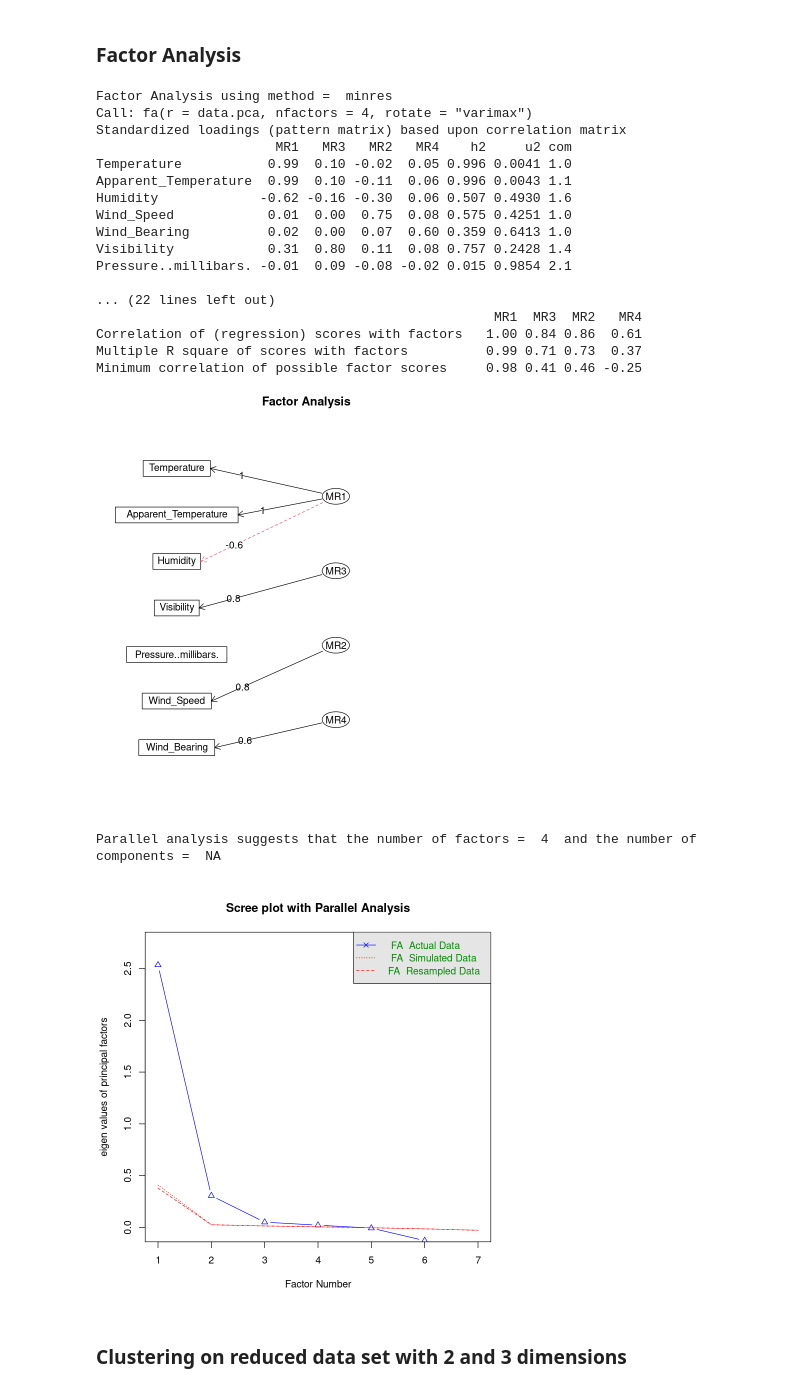
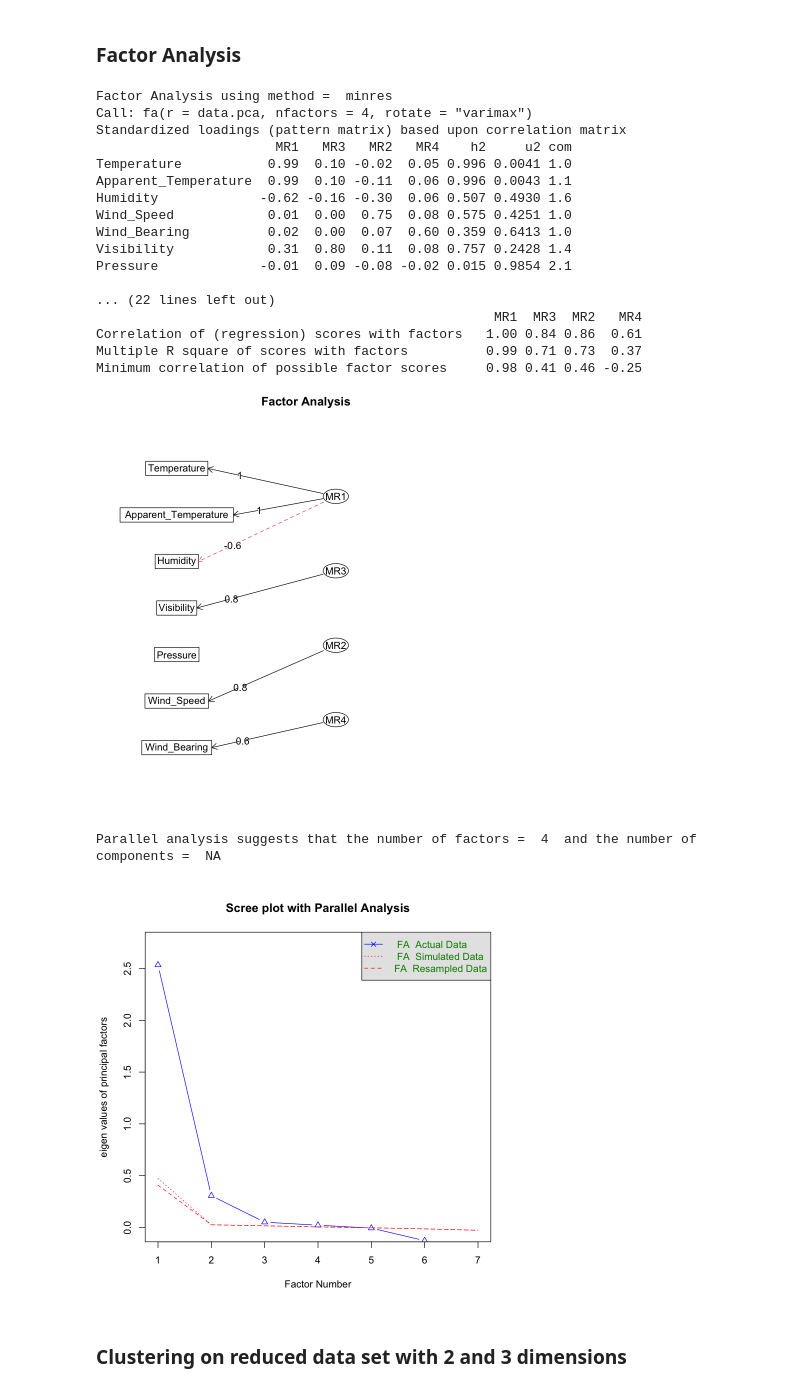
Before and after one commit to PradeepMundlik/MA4142-Project, a Jupyter notebook: main.ipynb, the cells around one changed output. Saved outputs shown, nothing was run; the diff lists cells and outputs as text; code cells hidden in the pictures.

```diff
--- a/main.ipynb
+++ b/main.ipynb
@@ -16,7 +36,8 @@ library(corrplot)
 ### Load Data
 # %%
 # load data
-dataset <- read.csv("weatherHistory_modified.csv")
+dataset <- read.csv("/Users/naman/Workspace/Data/Regression-Analysis/shuffle_file.csv")
+# dataset <- read.csv("weatherHistory_modified.csv")
 
 dim(dataset)
 head(dataset)
@@ -211,34 +232,36 @@ Pressure..millibars. -0.009324075 -0.001383907
 # %%
 # Factor Analysis
 fa <- fa(data.pca, nfactors = 4, rotate = "varimax")
 print(fa)
+
+par(bg = "white")
 
 # Plotting the factor analysis
 fa.diagram(fa)
 
 # Parallel Analysis
 fa.parallel(data.pca, fm = "ml", fa = "fa", n.iter = 100, show.legend = TRUE, main = "Scree plot with Parallel Analysis")
 # %% [output]
 Factor Analysis using method =  minres
 Call: fa(r = data.pca, nfactors = 4, rotate = "varimax")
 Standardized loadings (pattern matrix) based upon correlation matrix
                        MR1   MR3   MR2   MR4    h2     u2 com
 Temperature           0.99  0.10 -0.02  0.05 0.996 0.0041 1.0
 Apparent_Temperature  0.99  0.10 -0.11  0.06 0.996 0.0043 1.1
 Humidity             -0.62 -0.16 -0.30  0.06 0.507 0.4930 1.6
 Wind_Speed            0.01  0.00  0.75  0.08 0.575 0.4251 1.0
 Wind_Bearing          0.02  0.00  0.07  0.60 0.359 0.6413 1.0
 Visibility            0.31  0.80  0.11  0.08 0.757 0.2428 1.4
-Pressure..millibars. -0.01  0.09 -0.08 -0.02 0.015 0.9854 2.1
+Pressure             -0.01  0.09 -0.08 -0.02 0.015 0.9854 2.1
 
 ... (22 lines left out)
                                                    MR1  MR3  MR2   MR4
 Correlation of (regression) scores with factors   1.00 0.84 0.86  0.61
 Multiple R square of scores with factors          0.99 0.71 0.73  0.37
 Minimum correlation of possible factor scores     0.98 0.41 0.46 -0.25
-[figure, old version]
+[figure, new version]
 Parallel analysis suggests that the number of factors =  4  and the number of components =  NA
-[figure, old version]
+[figure, new version]
 # %% [markdown]
 ### Clustering on reduced data set with 2 and 3 dimensions
 # %%
```
Also changed, not shown: parts of 14 cells of this notebook, 2 other files.
